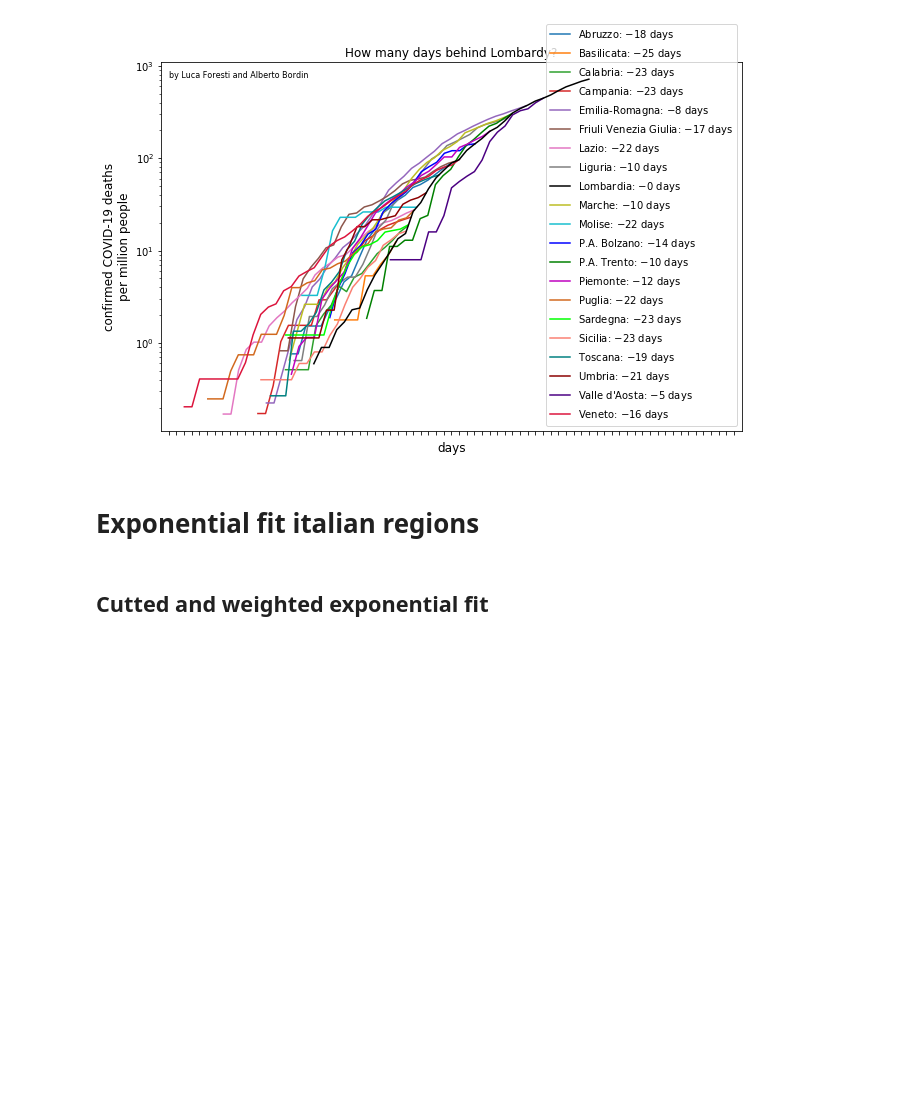
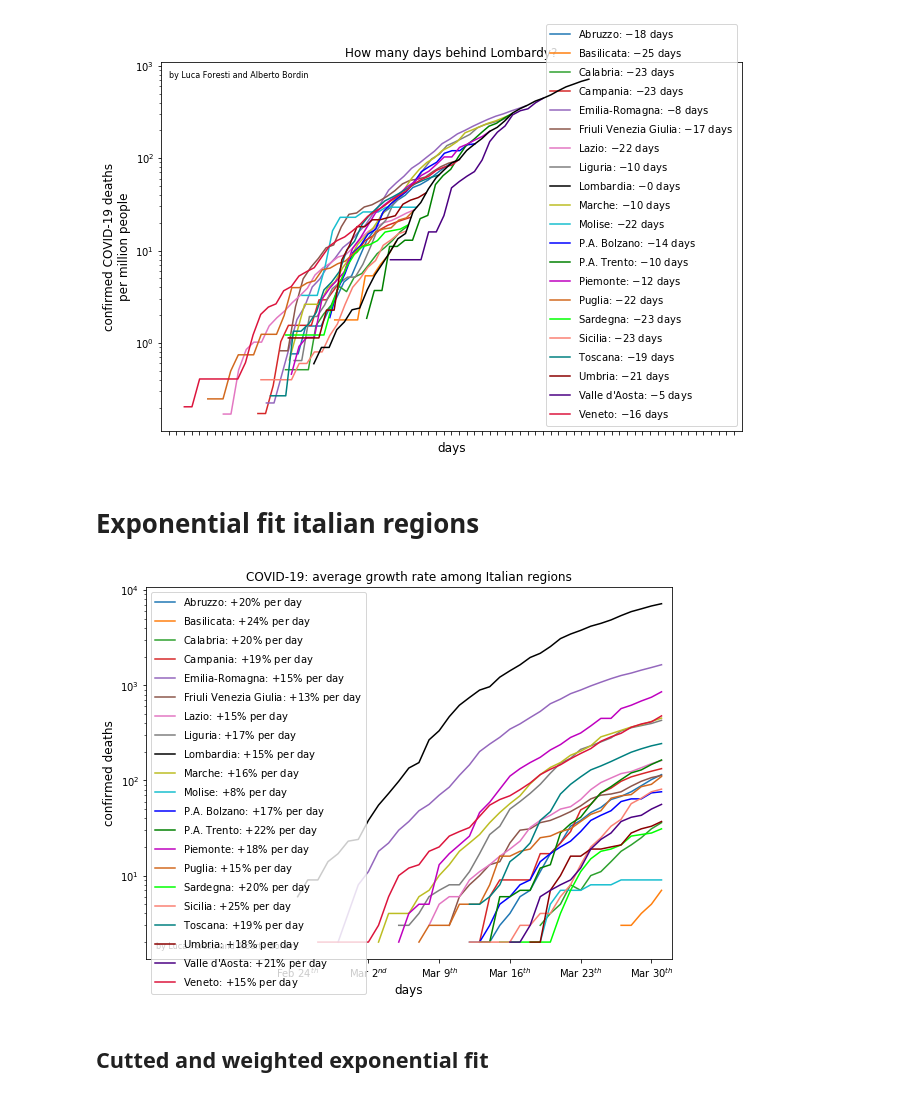
Before and after one commit to albortros/COVID-19, a Jupyter notebook: model-Exponential/DummyExp-ItalianRegions.ipynb, the cells around one changed output. Cells and saved outputs as stored; diff of their text form; code cells hidden in the pictures; blank space fills up the shorter version.

```diff
--- a/model-Exponential/DummyExp-ItalianRegions.ipynb
+++ b/model-Exponential/DummyExp-ItalianRegions.ipynb
@@ -131,44 +131,50 @@ Veneto 16.95159748119773
 # %% [markdown]
 # Exponential fit italian regions
 # %%
-fig, ax = plt.subplots(constrained_layout=True)
+fig, ax = plt.subplots(figsize=(8,6), constrained_layout=True)
 
 denominazioni = np.unique(df_regions.denominazione_regione.values)
 colors = ['tab:blue', 'tab:orange', 'tab:green', 'tab:red', 'tab:purple',
           'tab:brown', 'tab:pink', 'tab:gray', 'black', 'tab:olive',
           'tab:cyan', 'b', 'g', 'm', 'chocolate',
           'lime', 'salmon', 'teal', 'darkred', 'indigo',
           'crimson']
 
+for i in range(hsr):
+
+
 for i, den in enumerate(denominazioni):
     dfr = df_regions[df_regions.denominazione_regione == den]
-    y = dfr.totale_casi.values
+    y = dfr.deceduti.values
     days = len(y)
     y = y[y > 1]
     delta = days - len(y)
     x = np.arange(delta, days)
     popt, pcov = curve_fit(exponential, x, y, sigma=np.sqrt(y))
     a, b = unc.correlated_values(popt, pcov)
     slope = unc.nominal_value(b)
     std = unc.std_dev(b)
 
     label = '{}: $+${}% per day'.format(den, int(round(slope, 2)*100))
     #ax.plot(x, exponential(x, *popt), color=colors[i])
     ax.plot(x, y, color=colors[i], label=label)
 
 ax.set_yscale('log')
-ax.set_ylabel('confirmed cases', fontsize='large')
+ax.set_ylabel('confirmed deaths', fontsize='large')
 ax.set_xlabel('days', fontsize='large')
-ax.set_xlim(-15, days)
+start = -15
+ax.set_xlim(start, days)
 xticks = np.arange(0, days, 7)
 ax.set_xticks(xticks)
-ticklabels = ['Feb 24$^{th}$', 'Mar 2$^{nd}$', 'Mar 9$^{th}$', 'Mar 16$^{th}$', 'Mar 23$^{th}$']
+ticklabels = ['Feb 24$^{th}$', 'Mar 2$^{nd}$', 'Mar 9$^{th}$', 'Mar 16$^{th}$', 'Mar 23$^{th}$', 'Mar 30$^{th}$']
 ax.set_xticklabels(ticklabels)
 ax.set_title('COVID-19: average growth rate among Italian regions', fontsize='large')
 ax.legend(loc=2)
-ax.text(days - 10, 1.7, r'by Luca Foresti and Alberto Bordin', fontsize=8)
+ax.text(start+1, 1.7, r'by Luca Foresti and Alberto Bordin', fontsize=8)
 
-fig.savefig('plot/regions_rate.png', dpi = 300)
+fig.savefig('plot/regions_rate_deaths.png', dpi = 300)
+# %% [output]
+[figure, added]
 # %% [markdown]
 ## Cutted and weighted exponential fit
 # %%
```
Also changed, not shown: parts of 5 cells of this notebook.
